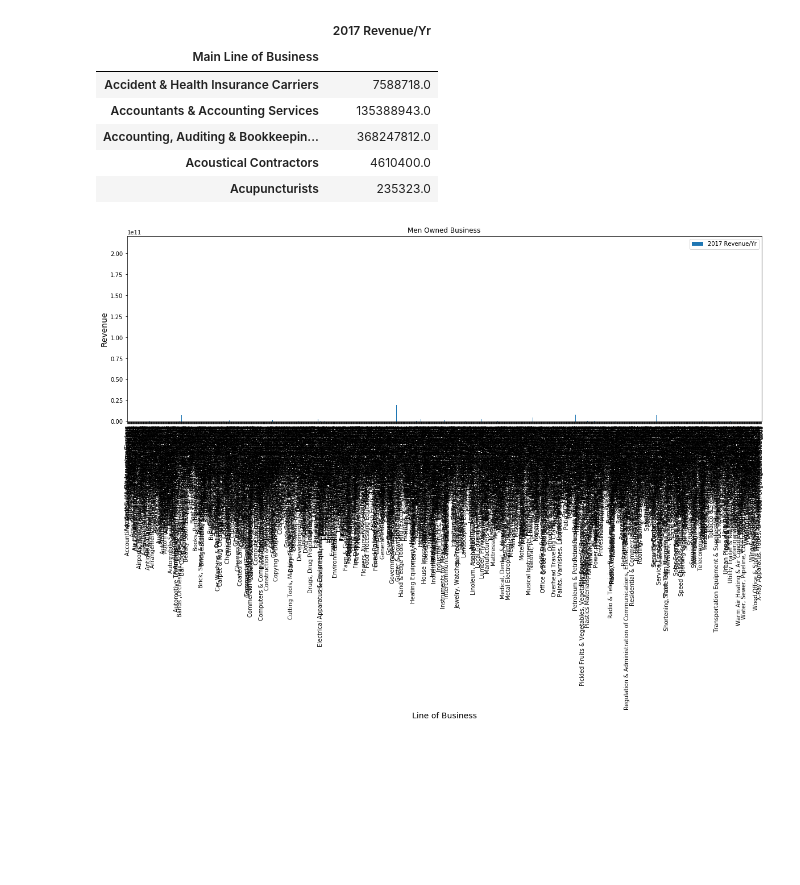
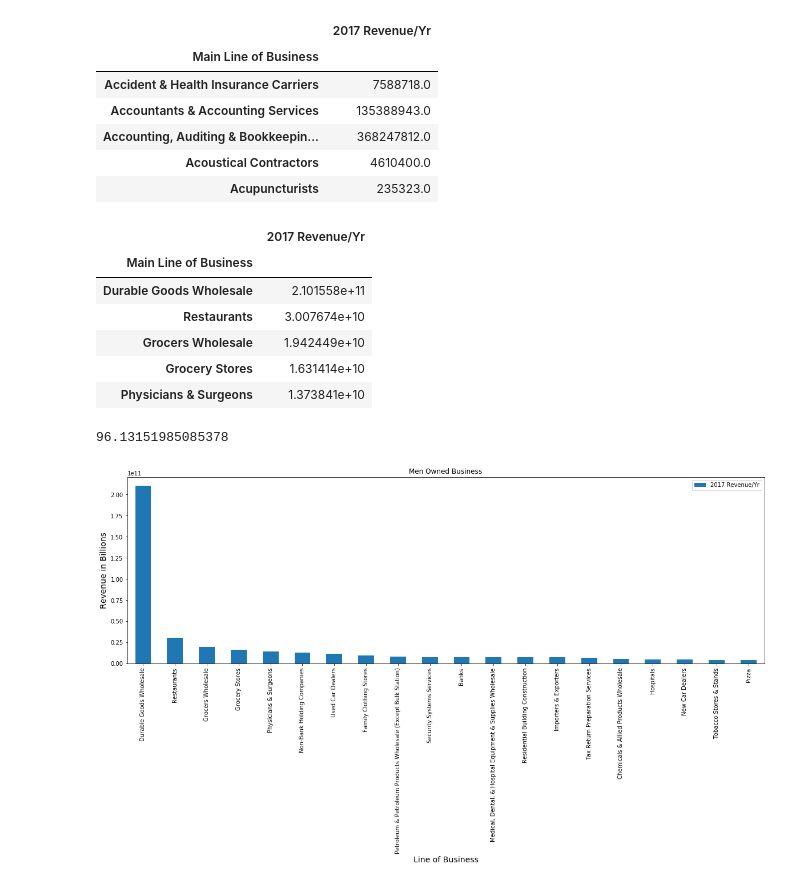
Before and after one commit to dalderbashi/imd_project1, a Jupyter notebook: ProjectIrene.ipynb, the cells around one changed output. Cells and saved outputs as stored; diff of their text form; code cells hidden in the pictures; blank space fills up the shorter version.

```diff
--- a/ProjectIrene.ipynb
+++ b/ProjectIrene.ipynb
@@ -236,11 +239,28 @@ menbusn.head()
 | Accounting, Auditing & Bookkeepin... | 368247812.0 |
 | Acoustical Contractors | 4610400.0 |
 | Acupuncturists | 235323.0 |
+# %%
+now = menbusn.nlargest(20, ['2017 Revenue/Yr'], keep='first')
+now.head()
+# %% [output]
+|  | 2017 Revenue/Yr |
+| Main Line of Business |  |
+| Durable Goods Wholesale | 2.101558e+11 |
+| Restaurants | 3.007674e+10 |
+| Grocers Wholesale | 1.942449e+10 |
+| Grocery Stores | 1.631414e+10 |
+| Physicians & Surgeons | 1.373841e+10 |
+# %%
+men_percent = (len(menonly)/len(womenowned_df))*100
+men_percent
+# %% [output]
+96.13151985085378
 # %%
-menbusn.plot(kind="bar", figsize=(20,6))
+now.plot(kind="bar", figsize=(20,6))
+# plt.text(men_percent,30000000000, str(round(men_percent, 1)) + '% of Business Owned by Men', ha = 'left', color = 'black')
 plt.xlabel('Line of Business', fontsize=14)
-plt.ylabel('Revenue', fontsize=14)
+plt.ylabel('Revenue in Billions', fontsize=14)
 plt.title("Men Owned Business")
 plt.savefig("Men Owned Business")
 # %% [output]
-[figure, old version]
+[figure, new version]
```
Also changed, not shown: parts of 13 cells of this notebook.
